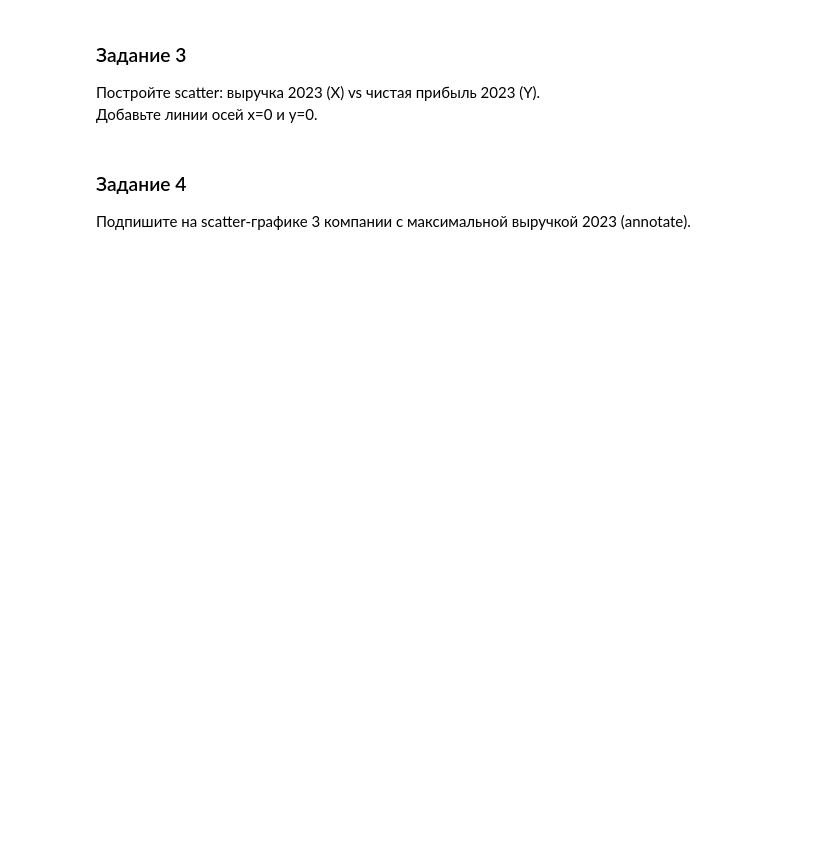
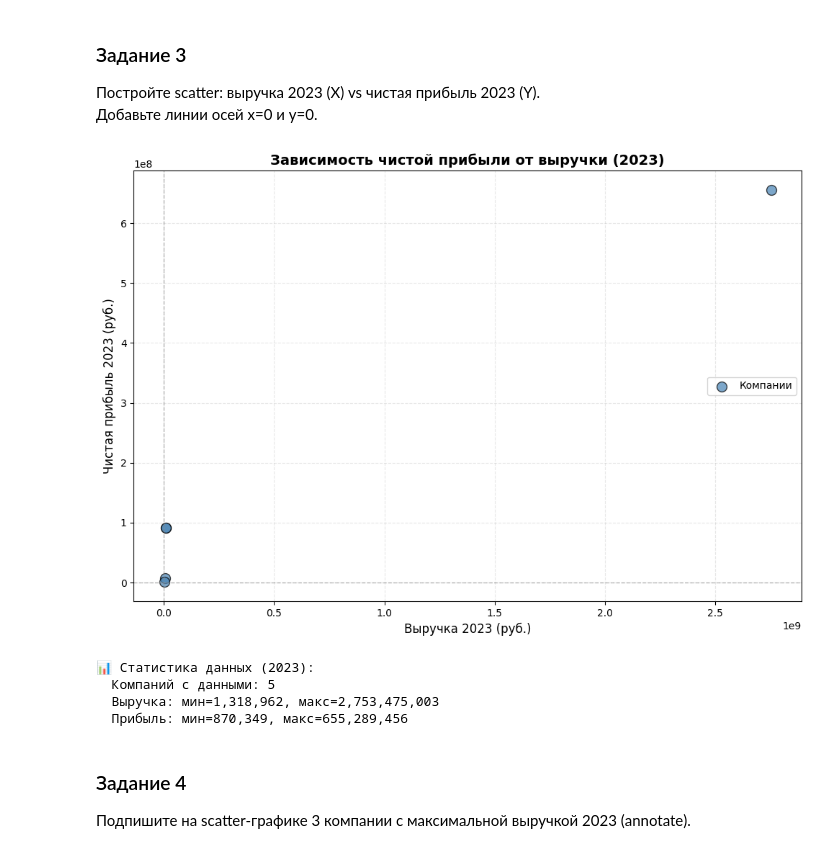
Before and after one commit to Prashkov1ch/python-ai-Prashkovich-Anna, a Jupyter notebook: Копия_Lab03_Economists_Student.ipynb, the cells around one changed output. Cells and saved outputs as stored; diff of their text form; code cells hidden in the pictures; blank space fills up the shorter version.

```diff
--- a/Копия_Lab03_Economists_Student.ipynb
+++ b/Копия_Lab03_Economists_Student.ipynb
@@ -172,3 +220,56 @@ ValueError: Invalid format specifier ',+,.0f' for object of type 'float'
+# %%
+# Задание 3: Scatter-график: выручка 2023 (X) vs чистая прибыль 2023 (Y)
+
+# 1. Импортируем matplotlib для построения графиков
+import matplotlib.pyplot as plt
+
+# 2. Извлекаем данные за 2023 год (столбец с индексом 1)
+revenue_2023 = revenue[:, 1]      # Ось X
+net_profit_2023 = net_profit[:, 1]  # Ось Y
+
+# 3. Создаём фигуру с подходящим размером
+plt.figure(figsize=(10, 7))
+
+# 4. Строим scatter-график
+# s=100 — размер точек, alpha=0.7 — полупрозрачность для лучшей видимости
+# color='steelblue' — цвет точек, edgecolors='black' — чёрная обводка
+plt.scatter(revenue_2023, net_profit_2023,
+            s=100, alpha=0.7, color='steelblue', edgecolors='black',
+            label='Компании')
+
+# 5. Добавляем линии осей в точке 0
+# axvline — вертикальная линия (x=0), axhline — горизонтальная (y=0)
+plt.axvline(x=0, color='gray', linestyle='--', linewidth=1, alpha=0.5)
+plt.axhline(y=0, color='gray', linestyle='--', linewidth=1, alpha=0.5)
+
+# 6. Добавляем подписи осей и заголовок
+plt.xlabel('Выручка 2023 (руб.)', fontsize=12)
+plt.ylabel('Чистая прибыль 2023 (руб.)', fontsize=12)
+plt.title('Зависимость чистой прибыли от выручки (2023)', fontsize=14, fontweight='bold')
+
+# 7. Добавляем сетку для удобства чтения
+plt.grid(True, alpha=0.3, linestyle='--')
+
+# 8. Добавляем легенду
+plt.legend(fontsize=10)
+
+# 9. Оптимизируем расположение элементов
+plt.tight_layout()
+
+# 10. Показываем график
+plt.show()
+
+# 11. Выводим статистику для справки
+print("📊 Статистика данных (2023):")
+print(f"  Компаний с данными: {np.sum(~np.isnan(revenue_2023) & ~np.isnan(net_profit_2023))}")
+print(f"  Выручка: мин={np.nanmin(revenue_2023):,.0f}, макс={np.nanmax(revenue_2023):,.0f}")
+print(f"  Прибыль: мин={np.nanmin(net_profit_2023):,.0f}, макс={np.nanmax(net_profit_2023):,.0f}")
+# %% [output]
+[figure, added]
+📊 Статистика данных (2023):
+  Компаний с данными: 5
+  Выручка: мин=1,318,962, макс=2,753,475,003
+  Прибыль: мин=870,349, макс=655,289,456
 # %% [markdown]
 ### Задание 4
 Подпишите на scatter-графике 3 компании с максимальной выручкой 2023 (annotate).
```
Also changed, not shown: parts of 23 cells of this notebook.
